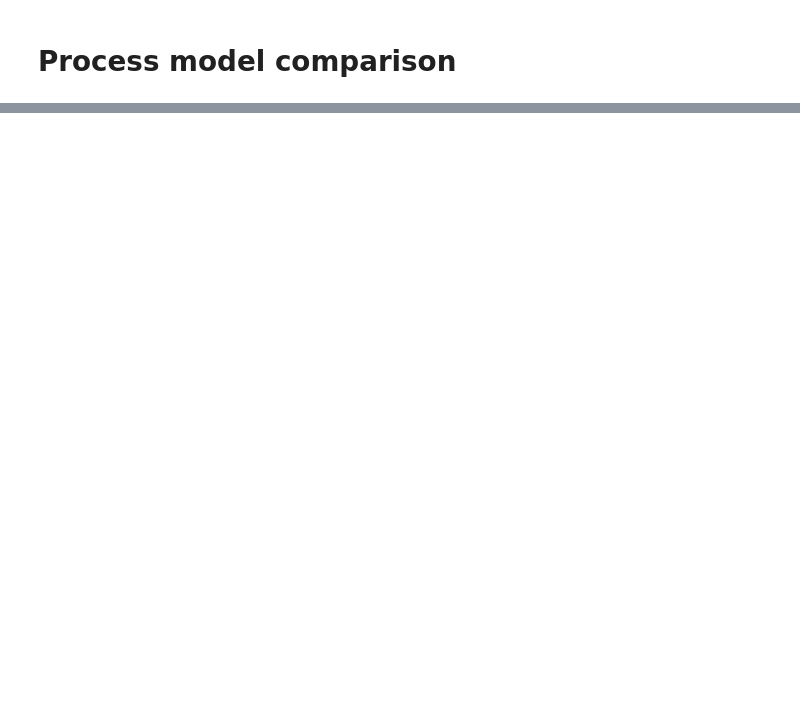
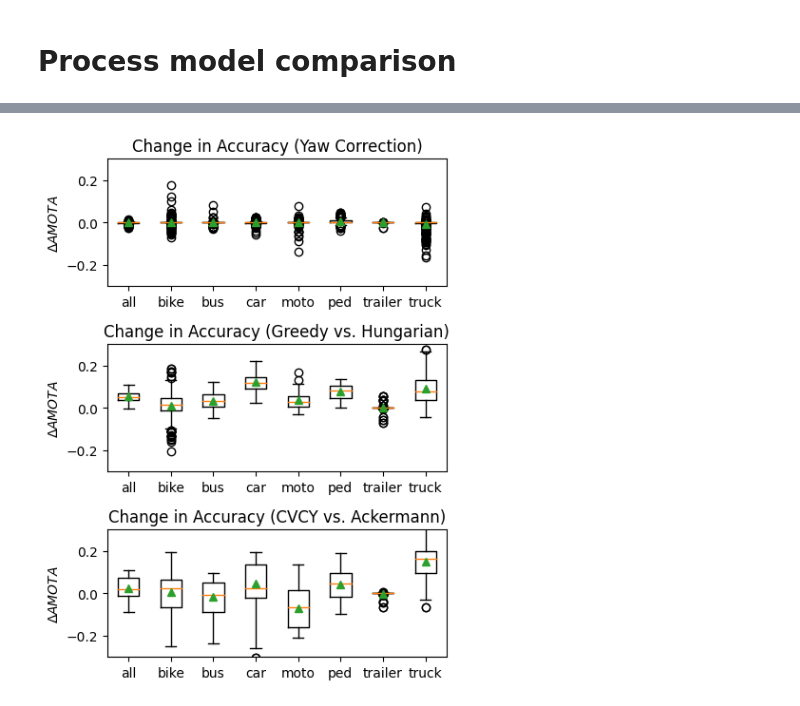
Before and after one commit to roboav8r/marmot, a Jupyter notebook: scripts/analysis/nuscenes_analysis.ipynb, the cells around one changed output, grey strips where cells are left out. Drawn from its saved outputs; the diff is of its cells as text; code cells hidden in the pictures; blank space fills up the shorter version.

Commit message:
Update mocap results and files

```diff
--- a/scripts/analysis/nuscenes_analysis.ipynb
+++ b/scripts/analysis/nuscenes_analysis.ipynb
@@ -304,6 +303,6 @@ assert(len(cvcy_acc_df)==len(ack_acc_df))
 # %%
 # Compute change in accuracy
-diff_array = np.zeros((len(cvcy_acc_df),8))
+model_diff_array = np.zeros((len(cvcy_acc_df),8))
 diff_idx = 0
 
 for idx, cvcy_row in cvcy_acc_df.iterrows():
@@ -311,17 +310,17 @@ for idx, cvcy_row in cvcy_acc_df.iterrows():
     ack_config = cvcy_config.replace('_cvcy_c','_ack_c')
     ack_row = hungar_acc_df[hungar_acc_df['exp_config']==hungar_config]
 
-    diff_array[diff_idx,0] = float(cvcy_row['amota']) - float(ack_row['amota'])
-    diff_array[diff_idx,1] = float(cvcy_row['bicycle_amota']) - float(ack_row['bicycle_amota'])
-    diff_array[diff_idx,2] = float(cvcy_row['bus_amota']) - float(ack_row['bus_amota'])
-    diff_array[diff_idx,3] = float(cvcy_row['car_amota']) - float(ack_row['car_amota'])
-    diff_array[diff_idx,4] = float(cvcy_row['moto_amota']) - float(ack_row['moto_amota'])
-    diff_array[diff_idx,5] = float(cvcy_row['ped_amota']) - float(ack_row['ped_amota'])
-    diff_array[diff_idx,6] = float(cvcy_row['trailer_amota']) - float(ack_row['trailer_amota'])
-    diff_array[diff_idx,7] = float(cvcy_row['truck_amota']) - float(ack_row['truck_amota'])
+    model_diff_array[diff_idx,0] = float(cvcy_row['amota']) - float(ack_row['amota'])
+    model_diff_array[diff_idx,1] = float(cvcy_row['bicycle_amota']) - float(ack_row['bicycle_amota'])
+    model_diff_array[diff_idx,2] = float(cvcy_row['bus_amota']) - float(ack_row['bus_amota'])
+    model_diff_array[diff_idx,3] = float(cvcy_row['car_amota']) - float(ack_row['car_amota'])
+    model_diff_array[diff_idx,4] = float(cvcy_row['moto_amota']) - float(ack_row['moto_amota'])
+    model_diff_array[diff_idx,5] = float(cvcy_row['ped_amota']) - float(ack_row['ped_amota'])
+    model_diff_array[diff_idx,6] = float(cvcy_row['trailer_amota']) - float(ack_row['trailer_amota'])
+    model_diff_array[diff_idx,7] = float(cvcy_row['truck_amota']) - float(ack_row['truck_amota'])
     diff_idx +=1
 
-diff_df = pd.DataFrame(diff_array, columns=['all','bike','bus','car','moto','ped','trailer','truck'])
+model_diff_df = pd.DataFrame(model_diff_array, columns=['all','bike','bus','car','moto','ped','trailer','truck'])
 # %%
 # Generate yaw_corr timing plot
 n_bins=25
@@ -376,0 +715,22 @@ dtype: float64
+# %%
+n_bins=20
+fig, axs = plt.subplots(3, 1, tight_layout=True, figsize=(4.5,6)) # , gridspec_kw={'height_ratios': [2, 1]}
+
+axs[0].set_title('Change in Accuracy (Yaw Correction)')
+axs[0].boxplot(yc_diff_df, labels=yc_diff_df.columns, showmeans=True)
+axs[0].set_ylabel('$\Delta AMOTA$')
+axs[0].set_ylim([-.3,.3])
+
+axs[1].set_title('Change in Accuracy (Greedy vs. Hungarian)')
+axs[1].boxplot(match_diff_df, labels=match_diff_df.columns, showmeans=True)
+axs[1].set_ylabel('$\Delta AMOTA$')
+axs[1].set_ylim([-.3,.3])
+
+axs[2].set_title('Change in Accuracy (CVCY vs. Ackermann)')
+axs[2].boxplot(model_diff_df, labels=model_diff_df.columns, showmeans=True)
+axs[2].set_ylabel('$\Delta AMOTA$')
+axs[2].set_ylim([-.3,.3])
+
+plt.savefig('nuscenes_results_2.png')
+# %% [output]
+[figure, added]
```
Also changed, not shown: parts of 17 cells of this notebook, 38 other files.
